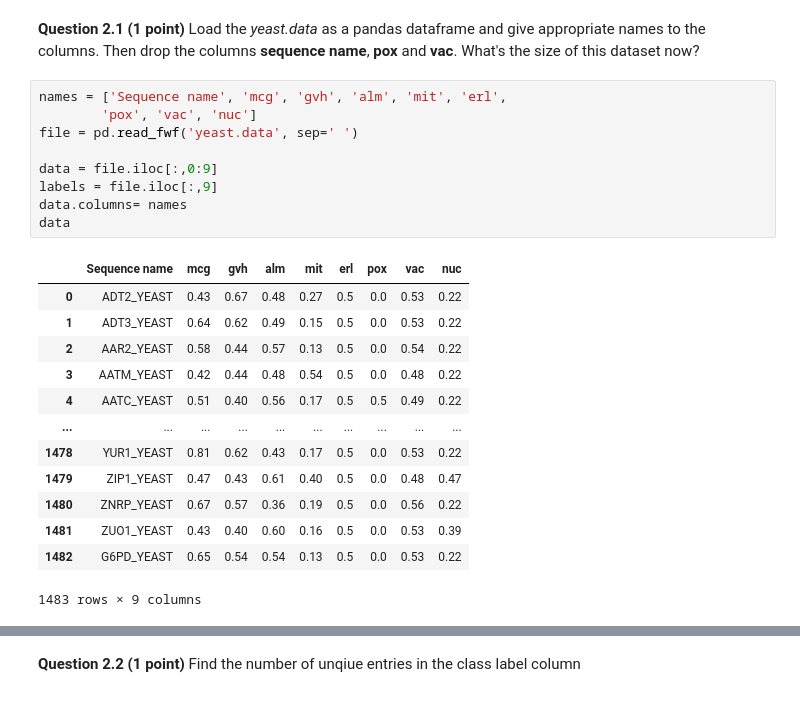
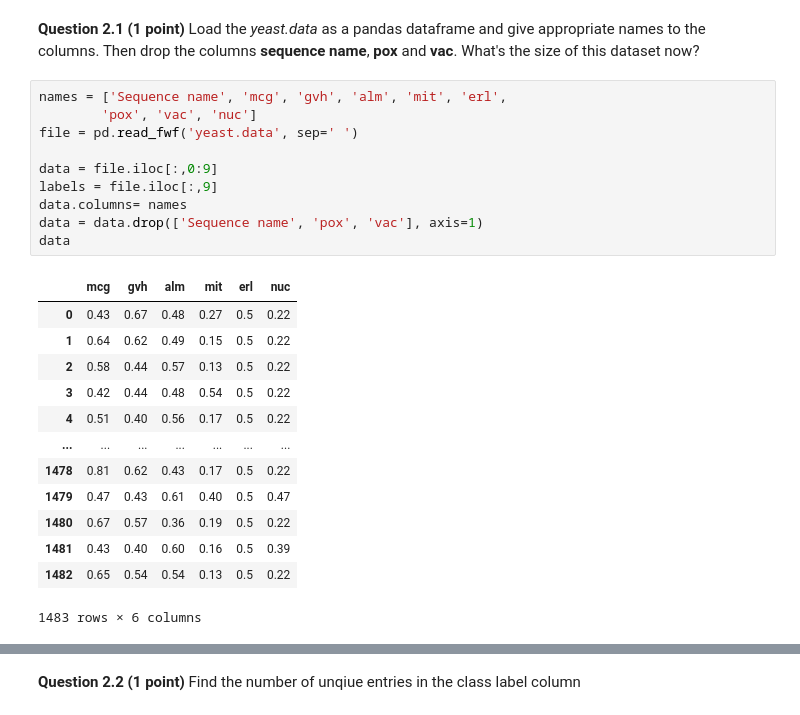
Before and after one commit to BergBrae/cmse202-f20-turnin, a Jupyter notebook: hw-03/HW-03_GitML-STUDENT.ipynb, the cells around one changed output, grey strips where cells are left out. Cells and saved outputs as stored; diff of their text form.

```diff
--- a/hw-03/HW-03_GitML-STUDENT.ipynb
+++ b/hw-03/HW-03_GitML-STUDENT.ipynb
@@ -59,23 +60,24 @@ In this homework we will be working with the yeast dataset and building logistic
 # %%
 names = ['Sequence name', 'mcg', 'gvh', 'alm', 'mit', 'erl',
         'pox', 'vac', 'nuc']
 file = pd.read_fwf('yeast.data', sep=' ')
 
 data = file.iloc[:,0:9]
 labels = file.iloc[:,9]
 data.columns= names
+data = data.drop(['Sequence name', 'pox', 'vac'], axis=1)
 data
 # %% [output]
-|  | Sequence name | mcg | gvh | alm | mit | erl | pox | vac | nuc |
-| 0 | ADT2_YEAST | 0.43 | 0.67 | 0.48 | 0.27 | 0.5 | 0.0 | 0.53 | 0.22 |
-| 1 | ADT3_YEAST | 0.64 | 0.62 | 0.49 | 0.15 | 0.5 | 0.0 | 0.53 | 0.22 |
-| 2 | AAR2_YEAST | 0.58 | 0.44 | 0.57 | 0.13 | 0.5 | 0.0 | 0.54 | 0.22 |
-| 3 | AATM_YEAST | 0.42 | 0.44 | 0.48 | 0.54 | 0.5 | 0.0 | 0.48 | 0.22 |
-| 4 | AATC_YEAST | 0.51 | 0.40 | 0.56 | 0.17 | 0.5 | 0.5 | 0.49 | 0.22 |
-| ... | ... | ... | ... | ... | ... | ... | ... | ... | ... |
-| 1478 | YUR1_YEAST | 0.81 | 0.62 | 0.43 | 0.17 | 0.5 | 0.0 | 0.53 | 0.22 |
-| 1479 | ZIP1_YEAST | 0.47 | 0.43 | 0.61 | 0.40 | 0.5 | 0.0 | 0.48 | 0.47 |
-| 1480 | ZNRP_YEAST | 0.67 | 0.57 | 0.36 | 0.19 | 0.5 | 0.0 | 0.56 | 0.22 |
-| 1481 | ZUO1_YEAST | 0.43 | 0.40 | 0.60 | 0.16 | 0.5 | 0.0 | 0.53 | 0.39 |
-| 1482 | G6PD_YEAST | 0.65 | 0.54 | 0.54 | 0.13 | 0.5 | 0.0 | 0.53 | 0.22 |
+|  | mcg | gvh | alm | mit | erl | nuc |
+| 0 | 0.43 | 0.67 | 0.48 | 0.27 | 0.5 | 0.22 |
+| 1 | 0.64 | 0.62 | 0.49 | 0.15 | 0.5 | 0.22 |
+| 2 | 0.58 | 0.44 | 0.57 | 0.13 | 0.5 | 0.22 |
+| 3 | 0.42 | 0.44 | 0.48 | 0.54 | 0.5 | 0.22 |
+| 4 | 0.51 | 0.40 | 0.56 | 0.17 | 0.5 | 0.22 |
+| ... | ... | ... | ... | ... | ... | ... |
+| 1478 | 0.81 | 0.62 | 0.43 | 0.17 | 0.5 | 0.22 |
+| 1479 | 0.47 | 0.43 | 0.61 | 0.40 | 0.5 | 0.47 |
+| 1480 | 0.67 | 0.57 | 0.36 | 0.19 | 0.5 | 0.22 |
+| 1481 | 0.43 | 0.40 | 0.60 | 0.16 | 0.5 | 0.39 |
+| 1482 | 0.65 | 0.54 | 0.54 | 0.13 | 0.5 | 0.22 |
-1483 rows × 9 columns
+1483 rows × 6 columns
```
Also changed, not shown: parts of 41 cells of this notebook, 2 other files.
